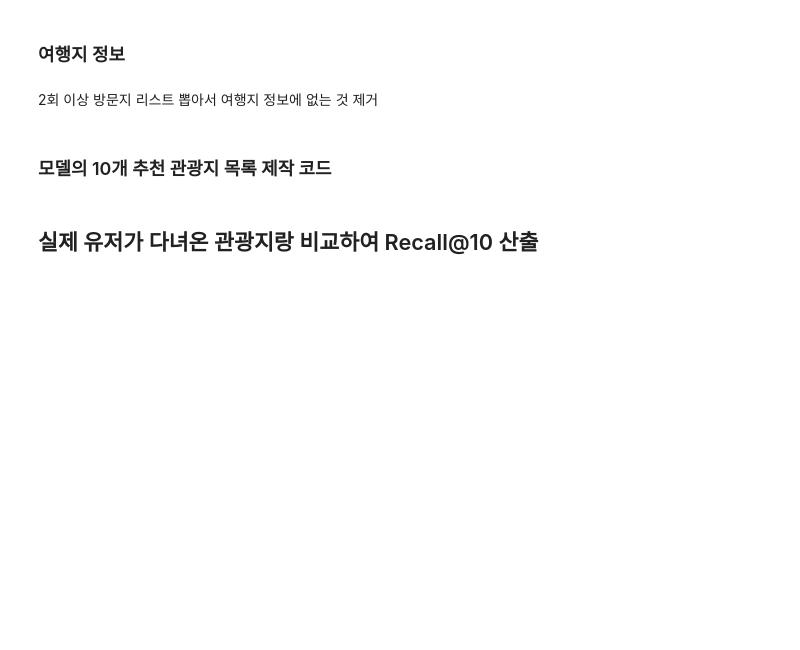
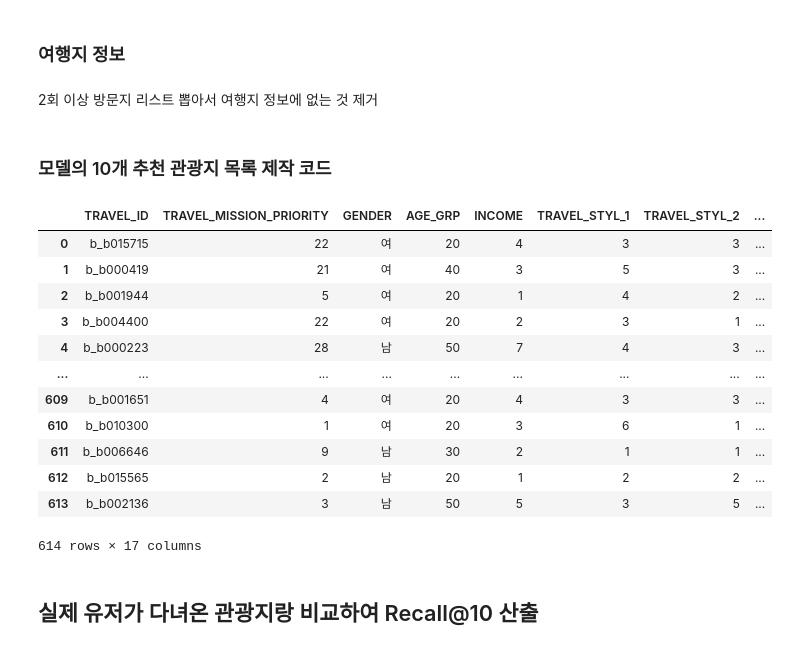
Before and after one commit to K-Swipe/Ko-Swipe-ML, a Jupyter notebook: Recommended/baseline.ipynb, the cells around one changed output. Saved outputs shown, nothing was run; the diff lists cells and outputs as text; code cells hidden in the pictures; blank space fills up the shorter version.

```diff
--- a/Recommended/baseline.ipynb
+++ b/Recommended/baseline.ipynb
@@ -11,7 +11,7 @@ warnings.filterwarnings('ignore')
 pd.set_option('display.max_columns', None)
 # %%
 # 데이터 불러오기
-path = "./data/train"
+path = "./data/train_2022"
 # path = 'C:/Users/psj70/Desktop/권역별 4개 모델(0225공유)/권역별 4개 모델(0225공유)'
 visit_area_info = pd.read_csv(path + "/tn_visit_area_info_방문지정보_B.csv")  # 방문지 정보 activity
 travel = pd.read_csv(path + "/tn_travel_여행_B.csv")  # 여행 travel
@@ -693,6 +775,22 @@ info.to_csv(path + '/관광지 추천시스템 Testset_B- 여행지 정보.csv',
 # %%
 data = pd.read_csv(path + '/관광지 추천시스템 Testset_B- 유저 정보.csv')
 info = pd.read_csv(path + '/관광지 추천시스템 Testset_B- 여행지 정보.csv')
+# %%
+data1
+# %% [output]
+|  | TRAVEL_ID | TRAVEL_MISSION_PRIORITY | GENDER | AGE_GRP | INCOME | TRAVEL_STYL_1 | TRAVEL_STYL_2 | ... |
+| 0 | b_b015715 | 22 | 여 | 20 | 4 | 3 | 3 | ... |
+| 1 | b_b000419 | 21 | 여 | 40 | 3 | 5 | 3 | ... |
+| 2 | b_b001944 | 5 | 여 | 20 | 1 | 4 | 2 | ... |
+| 3 | b_b004400 | 22 | 여 | 20 | 2 | 3 | 1 | ... |
+| 4 | b_b000223 | 28 | 남 | 50 | 7 | 4 | 3 | ... |
+| ... | ... | ... | ... | ... | ... | ... | ... | ... |
+| 609 | b_b001651 | 4 | 여 | 20 | 4 | 3 | 3 | ... |
+| 610 | b_b010300 | 1 | 여 | 20 | 3 | 6 | 1 | ... |
+| 611 | b_b006646 | 9 | 남 | 30 | 2 | 1 | 1 | ... |
+| 612 | b_b015565 | 2 | 남 | 20 | 1 | 2 | 2 | ... |
+| 613 | b_b002136 | 3 | 남 | 50 | 5 | 3 | 5 | ... |
+614 rows × 17 columns
 # %%
 result = []
 for i in tqdm(range(len(data1))):
```
Also changed, not shown: parts of 20 cells of this notebook, 4 other files.
